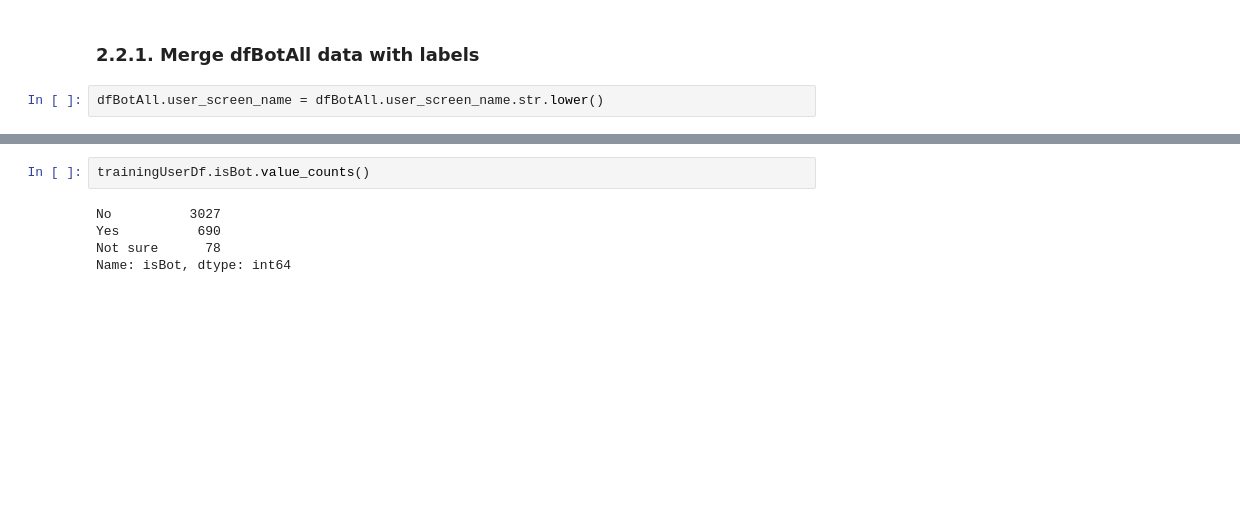
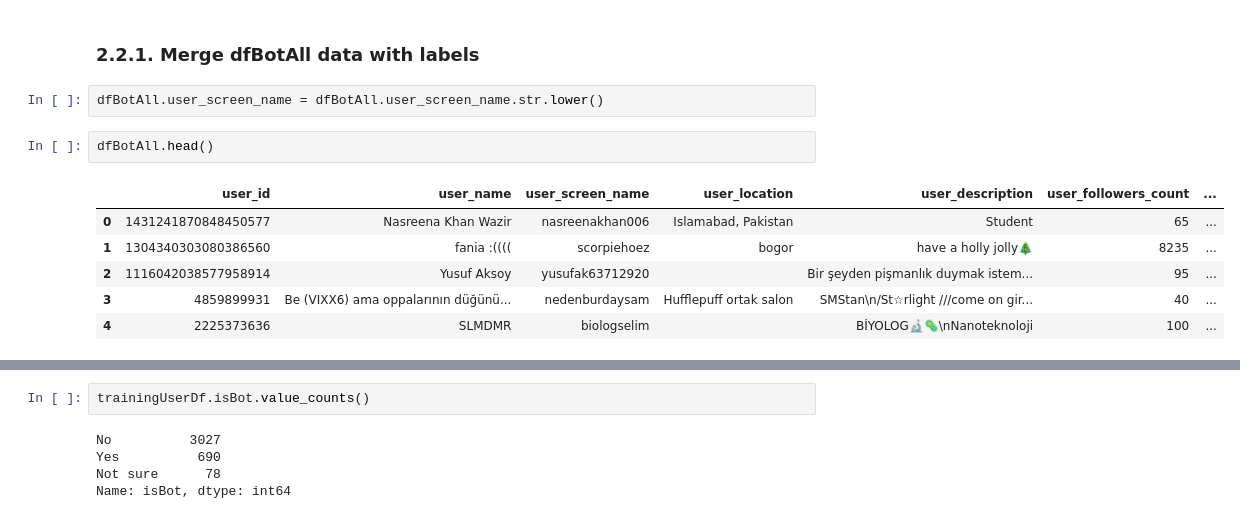
Before and after one commit to ualtinbas/CS412_Machine-Learning, a Jupyter notebook: sample_experiment_notebook.ipynb, the cells around one changed output, grey strips where cells are left out. Cells and saved outputs as stored; diff of their text form; blank space fills up the shorter version.

```diff
--- a/sample_experiment_notebook.ipynb
+++ b/sample_experiment_notebook.ipynb
@@ -681,3 +666,12 @@ MSE: 0.35
 ### 2.2.1. Merge dfBotAll data with labels
 # %%
 dfBotAll.user_screen_name = dfBotAll.user_screen_name.str.lower()
+# %%
+dfBotAll.head()
+# %% [output]
+|  | user_id | user_name | user_screen_name | user_location | user_description | user_followers_count | ... |
+| 0 | 1431241870848450577 | Nasreena Khan Wazir | nasreenakhan006 | Islamabad, Pakistan | Student | 65 | ... |
+| 1 | 1304340303080386560 | fania :(((( | scorpiehoez | bogor | have a holly jolly🎄 | 8235 | ... |
+| 2 | 1116042038577958914 | Yusuf Aksoy | yusufak63712920 |  | Bir şeyden pişmanlık duymak istem... | 95 | ... |
+| 3 | 4859899931 | Be (VIXX6) ama oppalarının düğünü... | nedenburdaysam | Hufflepuff ortak salon | SMStan\n/St☆rlight ///come on gir... | 40 | ... |
+| 4 | 2225373636 | SLMDMR | biologselim |  | BİYOLOG🔬🦠\nNanoteknoloji | 100 | ... |
```
Also changed, not shown: parts of 16 cells of this notebook.
